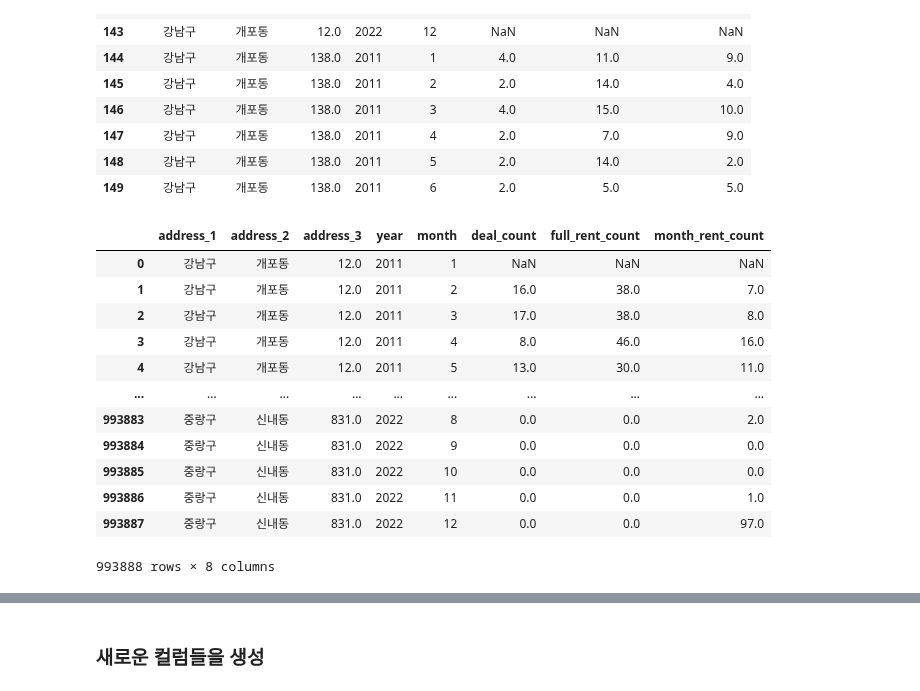
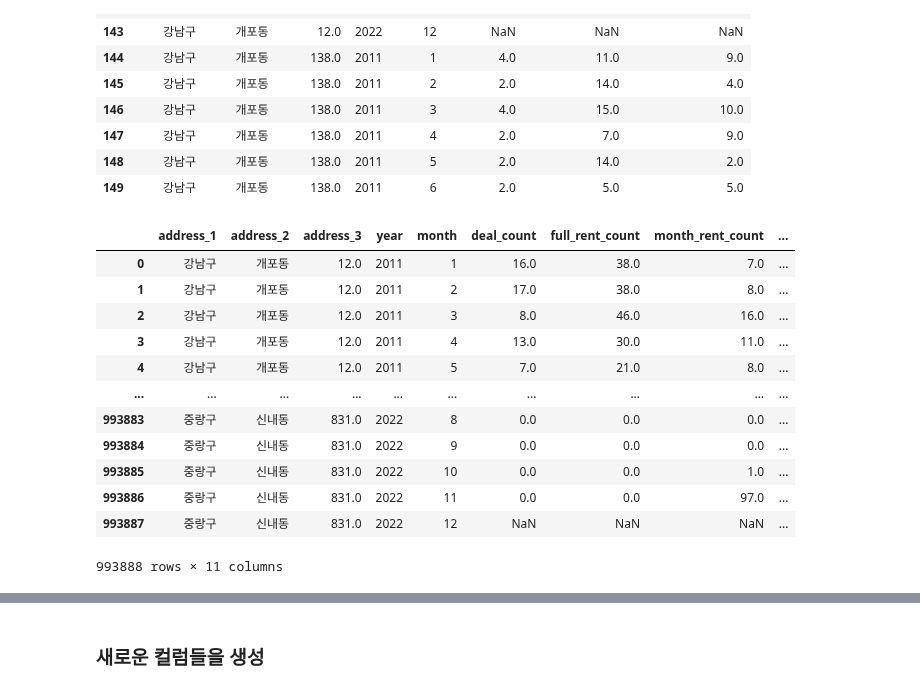
Before and after one commit to Ryong1998/house_price, a Jupyter notebook: handling_final_data2.ipynb, the cells around one changed output, grey strips where cells are left out. Drawn from its saved outputs; the diff is of its cells as text; code cells hidden in the pictures.

```diff
--- a/handling_final_data2.ipynb
+++ b/handling_final_data2.ipynb
@@ -630,19 +630,19 @@ df_final_count.iloc[140:150] # 지역이 바뀌는 지점의 값들이 null 값
 | 149 | 강남구 | 개포동 | 138.0 | 2011 | 6 | 2.0 | 5.0 | 5.0 |
 # %%
 # 체결 달만 1달씩 미룸
-df_final_count[['deal_count','full_rent_count','month_rent_count']] = df_final_count[['deal_count','full_rent_count','month_rent_count']].shift(1)
+df_final_count[['last_month_deal_count','last_month_full_rent_count','last_month_month_rent_count']] = df_final_count[['deal_count','full_rent_count','month_rent_count']].shift(1)
 df_final_count
 # %% [output]
-|  | address_1 | address_2 | address_3 | year | month | deal_count | full_rent_count | month_rent_count |
-| 0 | 강남구 | 개포동 | 12.0 | 2011 | 1 | NaN | NaN | NaN |
-| 1 | 강남구 | 개포동 | 12.0 | 2011 | 2 | 16.0 | 38.0 | 7.0 |
-| 2 | 강남구 | 개포동 | 12.0 | 2011 | 3 | 17.0 | 38.0 | 8.0 |
-| 3 | 강남구 | 개포동 | 12.0 | 2011 | 4 | 8.0 | 46.0 | 16.0 |
-| 4 | 강남구 | 개포동 | 12.0 | 2011 | 5 | 13.0 | 30.0 | 11.0 |
-| ... | ... | ... | ... | ... | ... | ... | ... | ... |
-| 993883 | 중랑구 | 신내동 | 831.0 | 2022 | 8 | 0.0 | 0.0 | 2.0 |
-| 993884 | 중랑구 | 신내동 | 831.0 | 2022 | 9 | 0.0 | 0.0 | 0.0 |
-| 993885 | 중랑구 | 신내동 | 831.0 | 2022 | 10 | 0.0 | 0.0 | 0.0 |
-| 993886 | 중랑구 | 신내동 | 831.0 | 2022 | 11 | 0.0 | 0.0 | 1.0 |
-| 993887 | 중랑구 | 신내동 | 831.0 | 2022 | 12 | 0.0 | 0.0 | 97.0 |
+|  | address_1 | address_2 | address_3 | year | month | deal_count | full_rent_count | month_rent_count | ... |
+| 0 | 강남구 | 개포동 | 12.0 | 2011 | 1 | 16.0 | 38.0 | 7.0 | ... |
+| 1 | 강남구 | 개포동 | 12.0 | 2011 | 2 | 17.0 | 38.0 | 8.0 | ... |
+| 2 | 강남구 | 개포동 | 12.0 | 2011 | 3 | 8.0 | 46.0 | 16.0 | ... |
+| 3 | 강남구 | 개포동 | 12.0 | 2011 | 4 | 13.0 | 30.0 | 11.0 | ... |
+| 4 | 강남구 | 개포동 | 12.0 | 2011 | 5 | 7.0 | 21.0 | 8.0 | ... |
+| ... | ... | ... | ... | ... | ... | ... | ... | ... | ... |
+| 993883 | 중랑구 | 신내동 | 831.0 | 2022 | 8 | 0.0 | 0.0 | 0.0 | ... |
+| 993884 | 중랑구 | 신내동 | 831.0 | 2022 | 9 | 0.0 | 0.0 | 0.0 | ... |
+| 993885 | 중랑구 | 신내동 | 831.0 | 2022 | 10 | 0.0 | 0.0 | 1.0 | ... |
+| 993886 | 중랑구 | 신내동 | 831.0 | 2022 | 11 | 0.0 | 0.0 | 97.0 | ... |
+| 993887 | 중랑구 | 신내동 | 831.0 | 2022 | 12 | NaN | NaN | NaN | ... |
-993888 rows × 8 columns
+993888 rows × 11 columns
```
Also changed, not shown: parts of 11 cells of this notebook.
